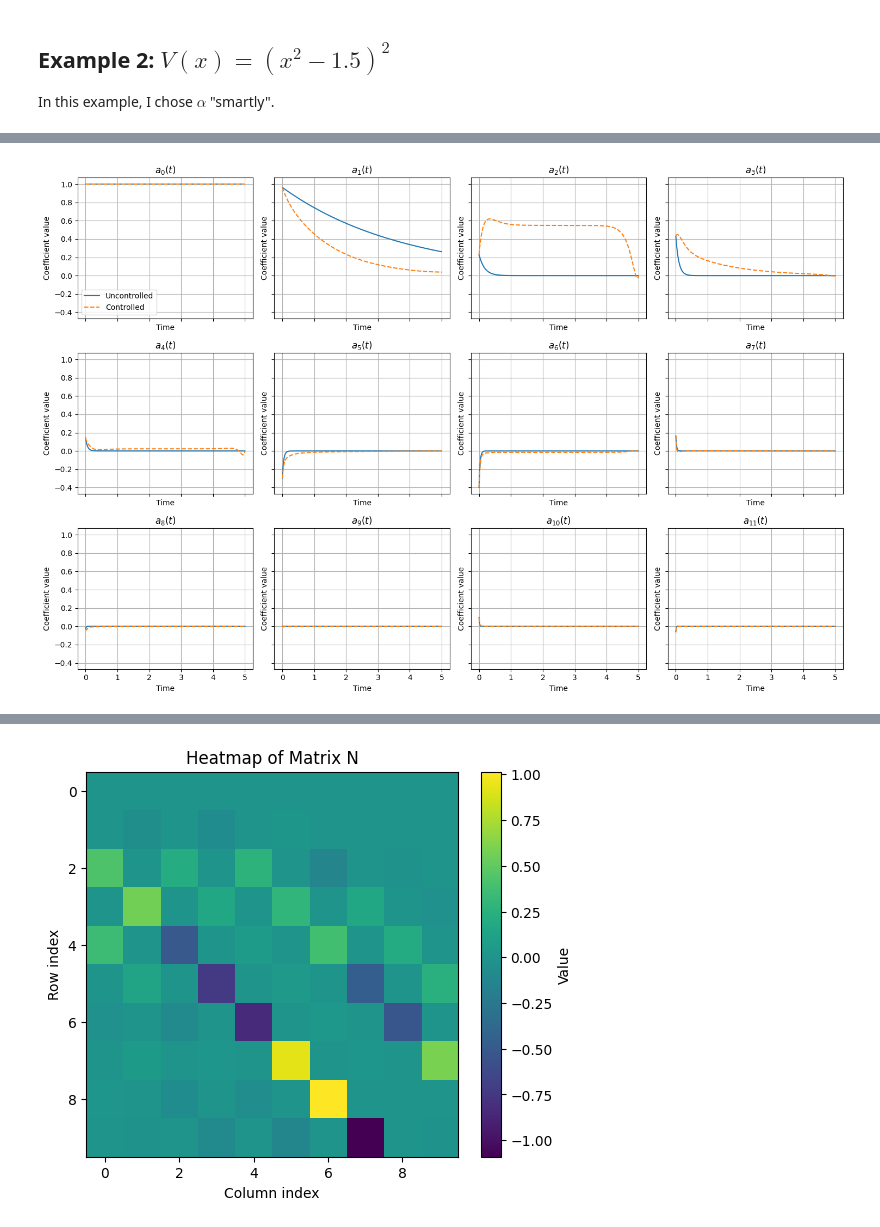
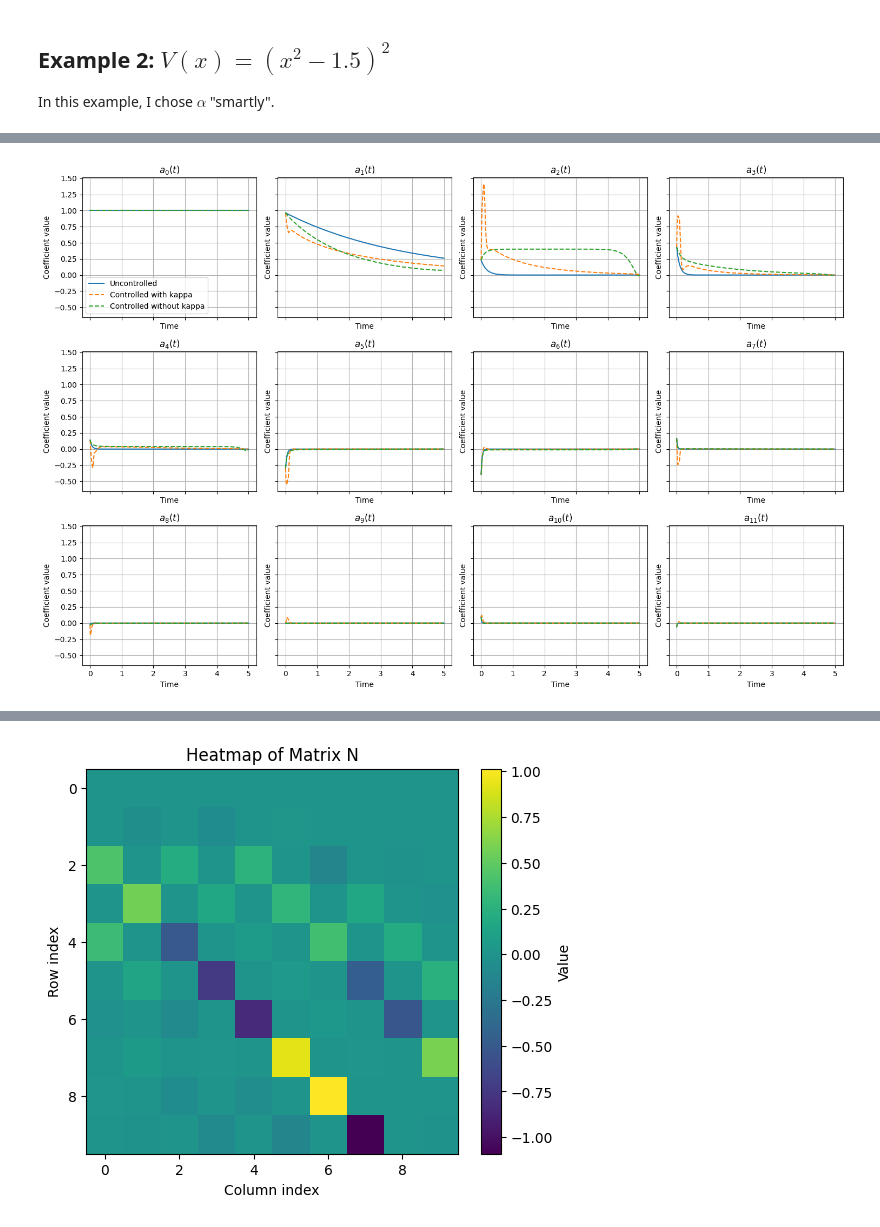
Before and after one commit to lucasmoschen/spectral-fp-opt-control, a Jupyter notebook: notebooks/optimal_control_problem.ipynb, the cells around one changed output, grey strips where cells are left out. Drawn from its saved outputs; the diff is of its cells as text; code cells hidden in the pictures.

```diff
--- a/notebooks/optimal_control_problem.ipynb
+++ b/notebooks/optimal_control_problem.ipynb
@@ -172,24 +172,45 @@ def nabla_alpha(x):
 
 nabla_alpha_list = [nabla_alpha]
 
-solver = SchrodingerControlSolver(
+solver1 = SchrodingerControlSolver(
     approximator=approximator,
     num_eigen=50,
     potential=potential,
     rho_0=rho_0,
     rho_dag=None,
-    nu=1e-6,
+    kappa=1.0,
+    nu=1e-4,
+    nabla_alpha_list=nabla_alpha_list,
+    nabla_V=lambda x: 4*(x**2 - 1.5)*x,
+    correct_lambda0=True
+)
+
+solver2 = SchrodingerControlSolver(
+    approximator=approximator,
+    num_eigen=50,
+    potential=potential,
+    rho_0=rho_0,
+    rho_dag=None,
+    kappa=0.0,
+    nu=1e-4,
     nabla_alpha_list=nabla_alpha_list,
     nabla_V=lambda x: 4*(x**2 - 1.5)*x,
     correct_lambda0=True
 )
 
 T = 5.0
-result_control = solver.solve(T=T, max_iter=100, tol=1e-8, time_eval=np.linspace(0, T, 501), verbose=True,
-                              learning_rate_kwargs={'method': 'backtracking', 'gamma_init': 100, 'alpha': 0.8, 'beta': 0.9},
-                              #learning_rate_kwargs={'gamma': 1}
-                             )
+result_control1 = solver1.solve(T=T, max_iter=500, tol=1e-4, time_eval=np.linspace(0, T, 501), verbose=True,
+                                learning_rate_kwargs={'method': 'bb', 'gamma': 10}, inicialization=True,
+                               )
+result_control2 = solver2.solve(T=T, max_iter=500, tol=1e-4, time_eval=np.linspace(0, T, 501), verbose=True,
+                                learning_rate_kwargs={'method': 'bb', 'gamma': 10}, inicialization=False,
+                                control_funcs=[lambda t: np.interp(t, np.linspace(0, T, 501), solver1.u_initial.flatten())]
+                                )
 
-result = solver.solve(T=T, max_iter=200, tol=1e-10, time_eval=np.linspace(0, T, 1001), verbose=True,
+result_control3 = solver2.solve(T=T, max_iter=500, tol=1e-4, time_eval=np.linspace(0, T, 501), verbose=True,
+                                learning_rate_kwargs={'method': 'bb', 'gamma': 10}, inicialization=True,
+                                )
+
+result = solver.solve(T=T, max_iter=200, tol=1e-4, time_eval=np.linspace(0, T, 501), verbose=True,
                       control_funcs=[lambda t: np.zeros_like(t)], optimise=False)
 # %% [output]
@@ -252,22 +280,23 @@ plt.show()
 # %%
 num_plots = 12
 rows, cols = 3, 4  # 3 rows x 4 cols = 12 subplots
 
 fig, axes = plt.subplots(rows, cols, figsize=(15, 10), sharex=True, sharey=True)
 axes = axes.flatten()
 
 for i in range(num_plots):
     ax = axes[i]
     ax.plot(result['time'], result['a_vals'][:, i], label='Uncontrolled', color='C0')
-    ax.plot(result_control['time'], result_control['a_vals'][:, i], label='Controlled', color='C1', linestyle='--')
+    ax.plot(result_control['time'], result_control1['a_vals'][:, i], label='Controlled with kappa', color='C1', linestyle='--')
+    ax.plot(result_control['time'], result_control2['a_vals'][:, i], label='Controlled without kappa', color='C2', linestyle='--')
     ax.set_title(f'$a_{{{i}}}(t)$')
     ax.set_xlabel('Time')
     ax.set_ylabel('Coefficient value')
     ax.grid(True)
     if i == 0:
         ax.legend()
 
 plt.tight_layout()
 plt.show()
 # %% [output]
-[figure, old version]
+[figure, new version]
```
Also changed, not shown: parts of 49 cells of this notebook, 1 other file.
